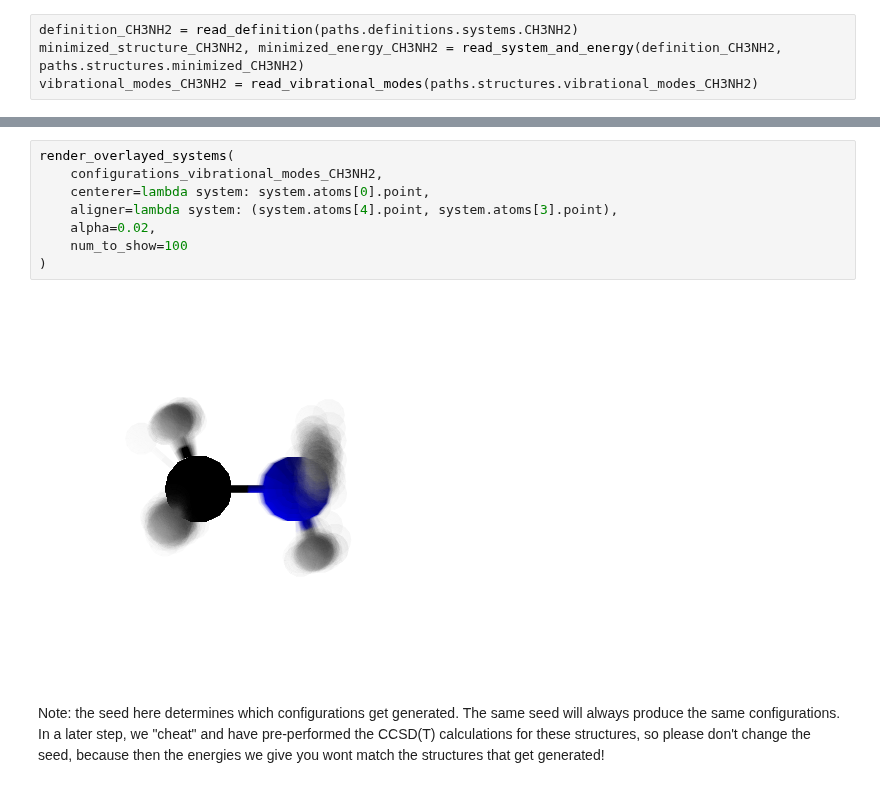
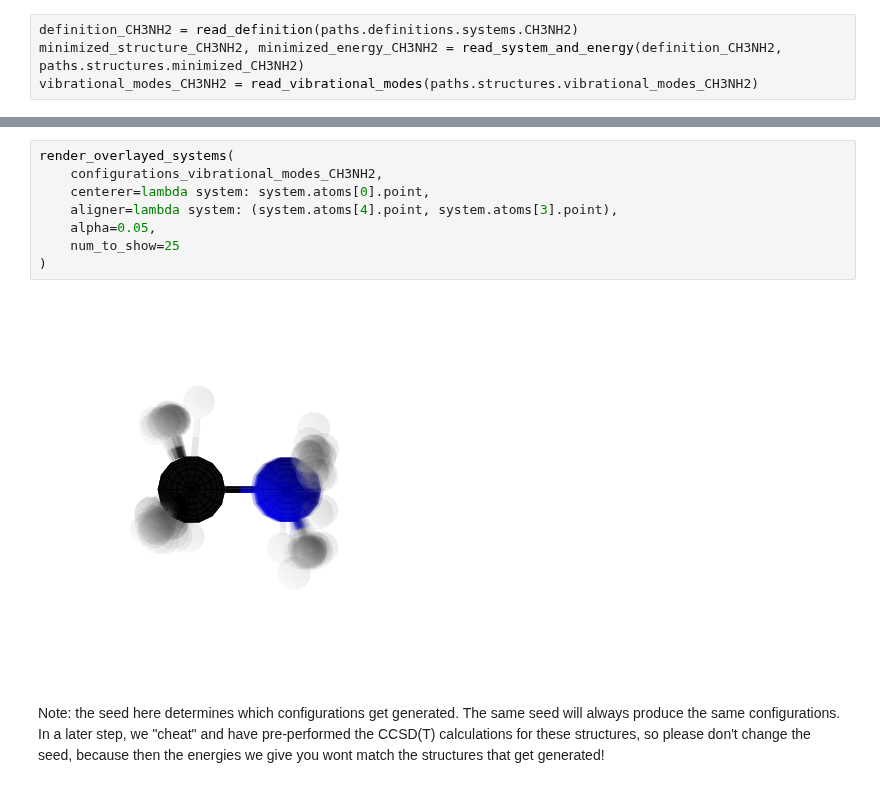
Before and after one commit to PolyachenkoYA/QDMS_2025, a Jupyter notebook: tutorials/2_Many-Body_Model_Build-Along/Tutorial_2.2.ipynb, the cells around one changed output, grey strips where cells are left out. Cells and saved outputs as stored; diff of their text form.

```diff
--- a/tutorials/2_Many-Body_Model_Build-Along/Tutorial_2.2.ipynb
+++ b/tutorials/2_Many-Body_Model_Build-Along/Tutorial_2.2.ipynb
@@ -49,13 +49,13 @@ Normal Distribution Configuration generation complete! Generated 1000 configs.
 # %%
 render_overlayed_systems(
     configurations_vibrational_modes_CH3NH2,
     centerer=lambda system: system.atoms[0].point,
     aligner=lambda system: (system.atoms[4].point, system.atoms[3].point),
-    alpha=0.02,
-    num_to_show=100
+    alpha=0.05,
+    num_to_show=25
 )
 # %% [output]
-[figure, old version]
+[figure, new version]
 # %% [markdown]
 Note: the seed here determines which configurations get generated. The same seed will always produce the same configurations. In a later step, we "cheat" and have pre-performed the CCSD(T) calculations for these structures, so please don't change the seed, because then the energies we give you wont match the structures that get generated!
 # %% [markdown]
```
Also changed, not shown: parts of 23 cells of this notebook, 5 other files.
